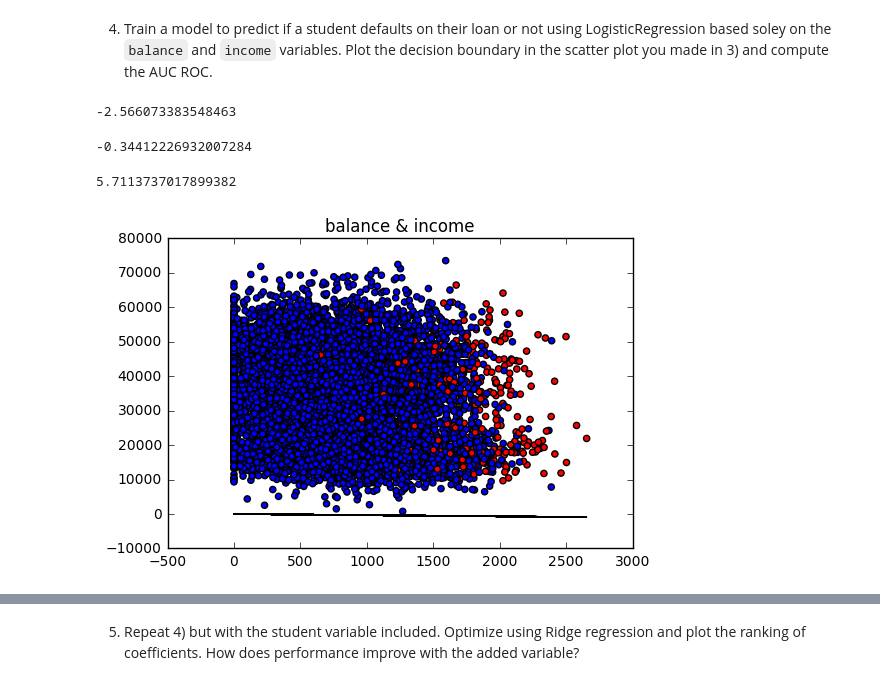
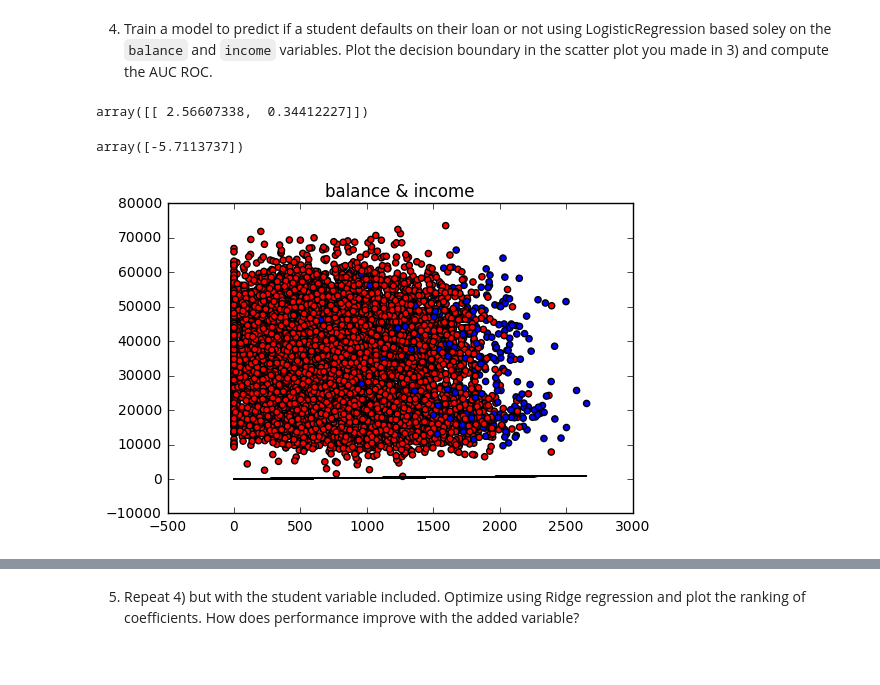
Before and after one commit to Columbia-Intro-Data-Science/python-introduction-LingxiangYu, a Jupyter notebook: LY2305_HW3.ipynb, the cells around one changed output, grey strips where cells are left out. Drawn from its saved outputs; the diff is of its cells as text; code cells hidden in the pictures.

```diff
--- a/LY2305_HW3.ipynb
+++ b/LY2305_HW3.ipynb
@@ -42,0 +37,11 @@ data_final.head()
+# %%
+def get_y(y):
+    if y.find("No")>-1:
+        return 0
+    else:
+        return 1
+
+data_temp = data
+
+data_temp['default'] = data_temp['default'].apply(lambda y: get_y(y))
+data_temp['student'] = data_temp['student'].apply(lambda y: get_y(y))
@@ -42,0 +50,4 @@ data_final.head()
+# %%
+data_final = data_temp
+data_final = data_final.drop('Unnamed: 0',1)
+data_final.head(n=20)
@@ -66,7 +95,7 @@ plt.show()
 on the `balance` and `income` variables. Plot the decision boundary in the scatter plot you made in 3) and compute the AUC ROC.
 # %%
 X1 = data_final[['balance','income']]
-y1 = data_final[['default-No']]
+y1 = data_final[['default']]
 
 scaler = StandardScaler()
 X1 = scaler.fit_transform(X1)
@@ -85,28 +114,24 @@ inter1 = regr1.intercept_
 #plt.contour(X1_test,y1_test, probs1, levels=[0.5])
 #plt.show()
 # %%
-coeff1[0,0]
+coeff1
 # %% [output]
--2.566073383548463
+array([[ 2.56607338,  0.34412227]])
-# %%
-coeff1[0,1]
-# %% [output]
--0.34412226932007284
 # %%
-inter1[0]
+inter1
 # %% [output]
-5.7113737017899382
+array([-5.7113737])
 # %%
 fig, ax = plt.subplots()
 col = {0:'red', 1:'blue'}
-ax.scatter(data_final.balance, data_final.income, c=data_final['default-No'].apply(lambda x: col[x]))
+ax.scatter(data_final.balance, data_final.income, c=data_final['default'].apply(lambda x: col[x]))
 plt.title('balance & income')
 
 plt.plot(data_final.balance, data_final.balance*coeff1[0,1] + inter1[0], 'black')
 
 plt.show()
 # %% [output]
-[figure, old version]
+[figure, new version]
 # %%
 #compute AUC ROC
 def generate_auc(X,y,clf_class,**kwargs):
```
Also changed, not shown: parts of 11 cells of this notebook.
